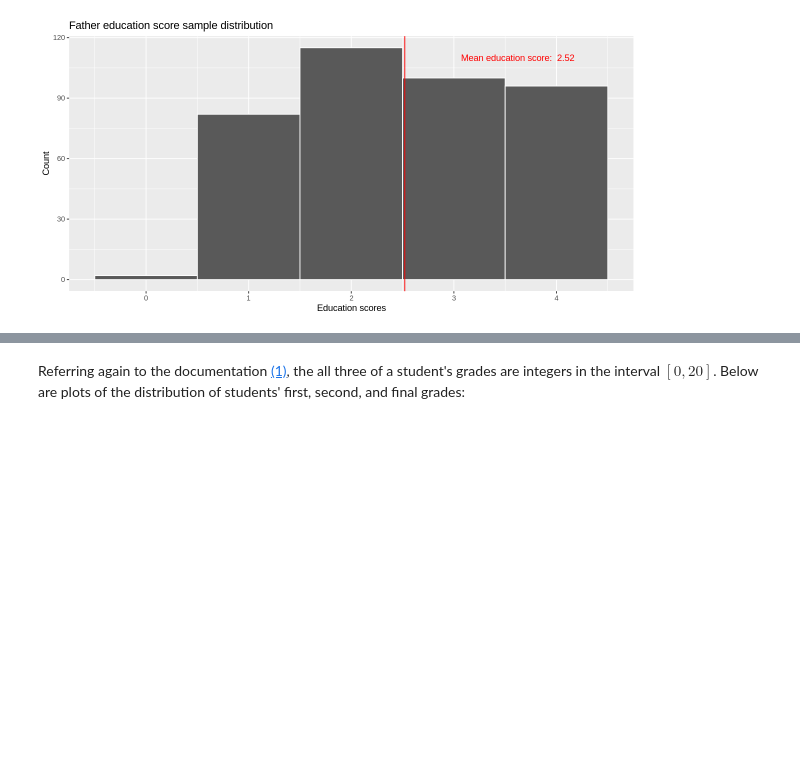
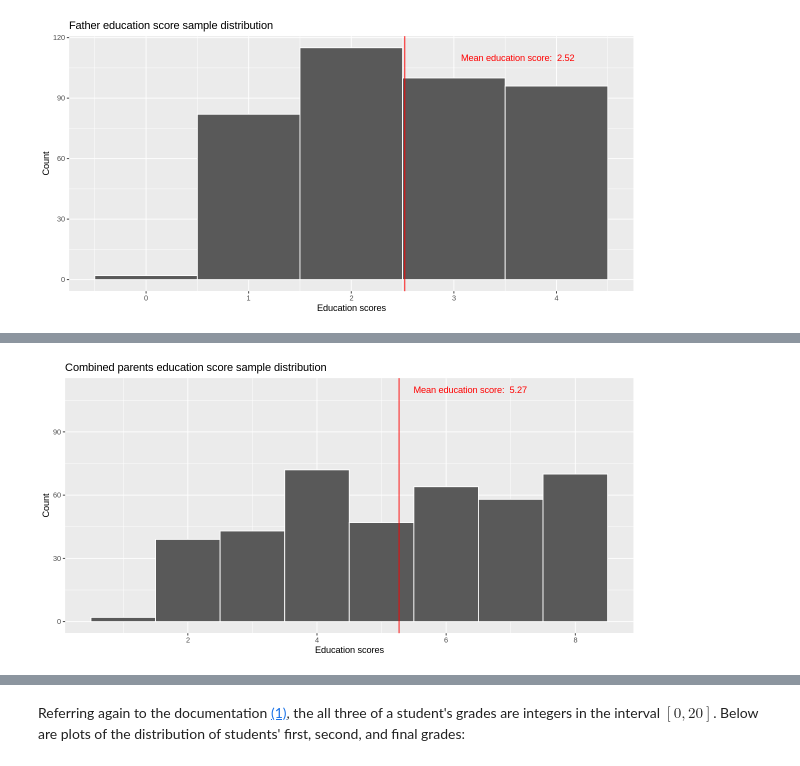
Before and after one commit to j-ackyao/STAT-Inference, a Jupyter notebook: project report.ipynb, the cells around one changed output, grey strips where cells are left out. Drawn from its saved outputs; the diff is of its cells as text; code cells hidden in the pictures; blank space fills up the shorter version.

```diff
--- a/project report.ipynb
+++ b/project report.ipynb
@@ -136,0 +123,17 @@ However,
+# %%
+student_data <- student_data |>
+    mutate(combined_education = father_education + mother_education)
+
+combined_education_plot <- student_data |>
+    ggplot(aes(x = combined_education)) +
+    geom_histogram(binwidth = 1, color = 'white') +
+    geom_vline(aes(xintercept = mean(combined_education)), color = 'red') +
+    annotate("text", label = paste("Mean education score: ", round(mean(student_data$combined_education), digits = 2)),
+             x = mean(student_data$combined_education) + 1.1, y = 110, color = 'red') +
+    ggtitle("Combined parents education score sample distribution") +
+    xlab("Education scores") +
+    ylab("Count")
+
+combined_education_plot
+# %% [output]
+[figure, added]
```
Also changed, not shown: parts of 7 cells of this notebook.
